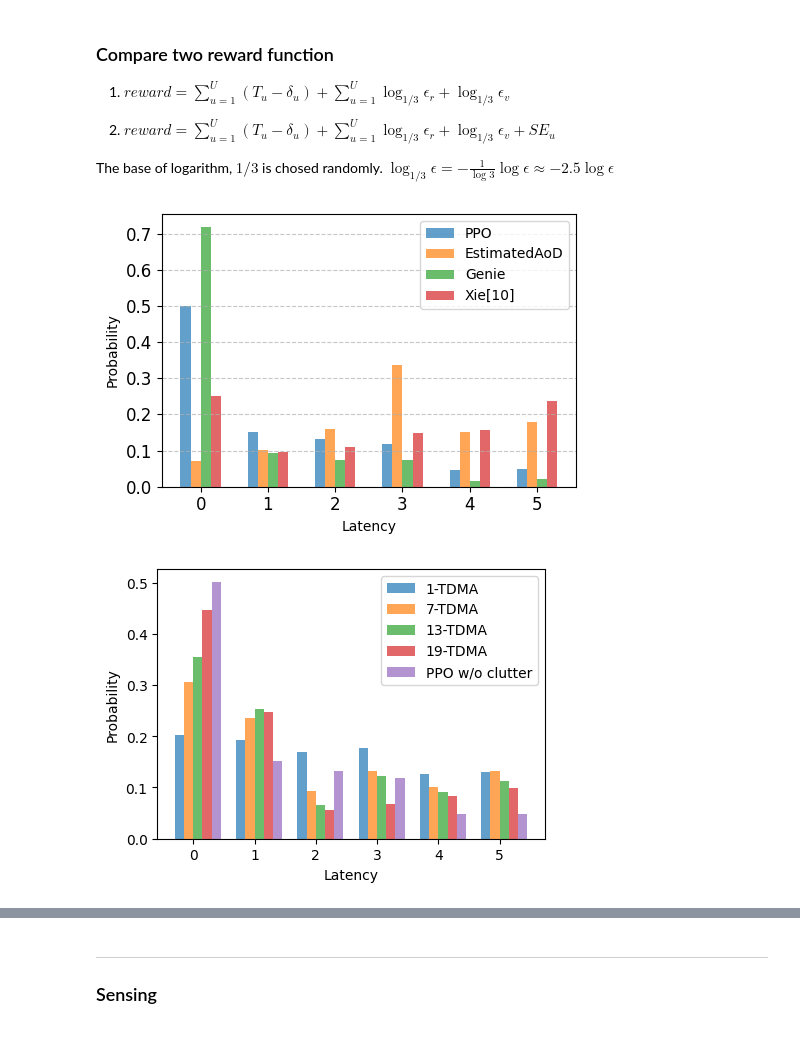
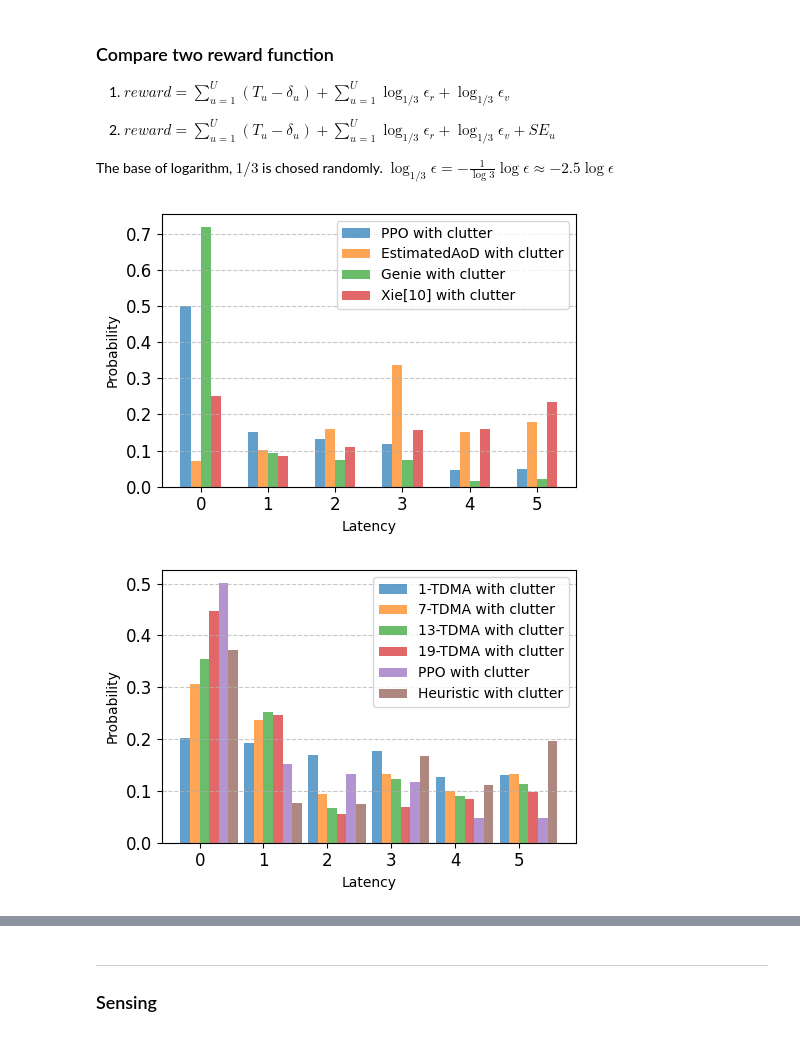
Before and after one commit to april427/Centric-BM, a Jupyter notebook: documents/07-22.ipynb, the cells around one changed output, grey strips where cells are left out. Cells and saved outputs as stored; diff of their text form; code cells hidden in the pictures.

```diff
--- a/documents/07-22.ipynb
+++ b/documents/07-22.ipynb
@@ -208,7 +224,8 @@ latency_trained = load_latency('RL_mimo_ofdm/PPO_2ue16Nt_logEstTh_beamAct_clutte
 latency_benchmark = load_latency('RL_mimo_ofdm/PPO_2ue16Nt_logEstTh_beamAct_clutters/estimated_09/', 'latency.csv')
 
 latency_genie = load_latency('RL_mimo_ofdm/PPO_2ue16Nt_logEstTh_beamAct_clutters/genie_09/', 'latency.csv')
-latency_r = load_latency('RL_mimo_ofdm/PPO_2ue16Nt_logEstTh_beamAct/other_work_09/', 'latency.csv')
+latency_r = load_latency('RL_mimo_ofdm/PPO_2ue16Nt_logEstTh_beamAct_clutters/other_work_09/', 'latency.csv')
+
 
 log_dir_clutter = 'RL_mimo_ofdm/PPO_2ue16Nt_logEstTh_beamAct_clutters/'
 
@@ -218,6 +235,8 @@ latency_1TDMA = load_latency(log_dir_clutter+'1-TDMA/', 'latency.csv')
 latency_7TDMA = load_latency(log_dir_clutter+'7-TDMA/', 'latency.csv')
 latency_13TDMA = load_latency(log_dir_clutter+'13-TDMA/', 'latency.csv')
 latency_19TDMA = load_latency(log_dir_clutter+'19-TDMA/', 'latency.csv')
+
+latency_heuristic = load_latency(log_dir_clutter + 'heuristic_09/', 'latency.csv')
 
 
 #
@@ -233,50 +252,65 @@ counts_random, bins_random, patches_random = ax.hist(latency_r, bins=range(7), d
 bin_centers = 0.5 * (bins_trained[:-1] + bins_trained[1:])
 barwidth = 0.15
 ax.cla()  # Clear the previous plot
-ax.bar(bin_centers - barwidth*3/2, counts_trained, width=barwidth, align='center', alpha=0.7, label='PPO')
-ax.bar(bin_centers - barwidth/2, counts_benchmark, width=barwidth, align='center', alpha=0.7, label='EstimatedAoD')
-ax.bar(bin_centers + barwidth/2, counts_genie, width=barwidth, align='center', alpha=0.7, label='Genie')
-ax.bar(bin_centers + barwidth*3/2, counts_random, width=barwidth, align='center', alpha=0.7, label='Xie[10]')
+ax.bar(bin_centers - barwidth*3/2, counts_trained, width=barwidth, align='center', alpha=0.7, label='PPO with clutter')
+ax.bar(bin_centers - barwidth/2, counts_benchmark, width=barwidth, align='center', alpha=0.7, label='EstimatedAoD with clutter')
+ax.bar(bin_centers + barwidth/2, counts_genie, width=barwidth, align='center', alpha=0.7, label='Genie with clutter')
+ax.bar(bin_centers + barwidth*3/2, counts_random, width=barwidth, align='center', alpha=0.7, label='Xie[10] with clutter')
 # ax.bar(bin_centers - barwidth*5/2, counts_trainedwo, width=barwidth, align='center', alpha=0.7, label='PPO reward without SE')
 
 ax.grid(axis='y', linestyle='--', alpha=0.7)
 ax.legend()
 
 ax.set_xticks(bin_centers)
 ax.set_xticklabels(range(6))
 ax.set_xlabel('Latency')
 ax.set_ylabel('Probability')
 ax.tick_params(axis='both', which='major', labelsize=12)
 plt.tight_layout()
 plt.savefig('jfigs/latency.pdf', format='pdf', bbox_inches='tight')
 
 ####
+colors2 = {
+    '1tdma': '#FF9800',      # orange
+    '7tdma': '#9C27B0' ,          # purple
+    '13tdma': '#2196F3',      # blue
+    '19tdma': '#4CAF50',    # green
+    'heuristic': "#0713F4", # red
+}
+
+
 figure_handle = plt.figure()
 figure_handle.set_size_inches(5, 3.5)
 ax = figure_handle.add_subplot()
 counts_1TDMA, bins_1TDMA, patches_1TDMA = ax.hist(latency_1TDMA, bins=range(7), density=True, alpha=0.7, label='1-TDMA')
 counts_7TDMA, bins_7TDMA, patches_7TDMA = ax.hist(latency_7TDMA, bins=range(7), density=True, alpha=0.7, label='7-TDMA')
 counts_13TDMA, bins_13TDMA, patches_13TDMA = ax.hist(latency_13TDMA, bins=range(7), density=True, alpha=0.7, label='13-TDMA')
 counts_19TDMA, bins_19TDMA, patches_19TDMA = ax.hist(latency_19TDMA, bins=range(7), density=True, alpha=0.7, label='19-TDMA')
+counts_heuristic, bins_heuristic, patches_heuristic = ax.hist(latency_heuristic, bins=range(7), density=True, alpha=0.7, label='Heuristic')
+
 bin_centers = 0.5 * (bins_1TDMA[:-1] + bins_1TDMA[1:])
 barwidth = 0.15
 ax.cla()  # Clear the previous plot
-ax.bar(bin_centers - barwidth*3/2, counts_1TDMA, width=barwidth, align='center', alpha=0.7, label='1-TDMA')
-ax.bar(bin_centers - barwidth/2, counts_7TDMA, width=barwidth, align='center', alpha=0.7, label='7-TDMA')
-ax.bar(bin_centers + barwidth/2, counts_13TDMA, width=barwidth, align='center', alpha=0.7, label='13-TDMA')
-ax.bar(bin_centers + barwidth*3/2, counts_19TDMA, width=barwidth, align='center', alpha=0.7, label='19-TDMA')
-ax.bar(bin_centers + barwidth*5/2, counts_trained, width=barwidth, align='center', alpha=0.7, label='PPO w/o clutter')
+ax.bar(bin_centers - barwidth*3/2, counts_1TDMA, width=barwidth, align='center', alpha=0.7, label='1-TDMA with clutter')
+ax.bar(bin_centers - barwidth/2, counts_7TDMA, width=barwidth, align='center', alpha=0.7, label='7-TDMA with clutter')
+ax.bar(bin_centers + barwidth/2, counts_13TDMA, width=barwidth, align='center', alpha=0.7, label='13-TDMA with clutter')
+ax.bar(bin_centers + barwidth*3/2, counts_19TDMA, width=barwidth, align='center', alpha=0.7, label='19-TDMA with clutter')
+ax.bar(bin_centers + barwidth*5/2, counts_trained, width=barwidth, align='center', alpha=0.7, label='PPO with clutter')
+ax.bar(bin_centers + barwidth*7/2, counts_heuristic, width=barwidth, align='center', alpha=0.7, label='Heuristic with clutter')
 
 ax.set_xticks(bin_centers)
 ax.set_xticklabels(range(6))
+ax.tick_params(axis='both', which='major', labelsize=12)
 ax.set_xlabel('Latency')
 ax.set_ylabel('Probability')
 ax.legend()
-
+ax.grid(axis='y', linestyle='--', alpha=0.7)
+plt.tight_layout()
+plt.savefig('jfigs/latency_tdma.pdf', format='pdf', bbox_inches='tight')
 plt.show()
 # %% [output]
-[figure, old version]
+[figure, new version]
-[figure, old version]
+[figure, new version]
 # %%
 def cdf_gen(log_dir, filename, item):
     data = pd.read_csv(log_dir + filename, skiprows=0)
```
Also changed, not shown: parts of 12 cells of this notebook, 24 other files.
